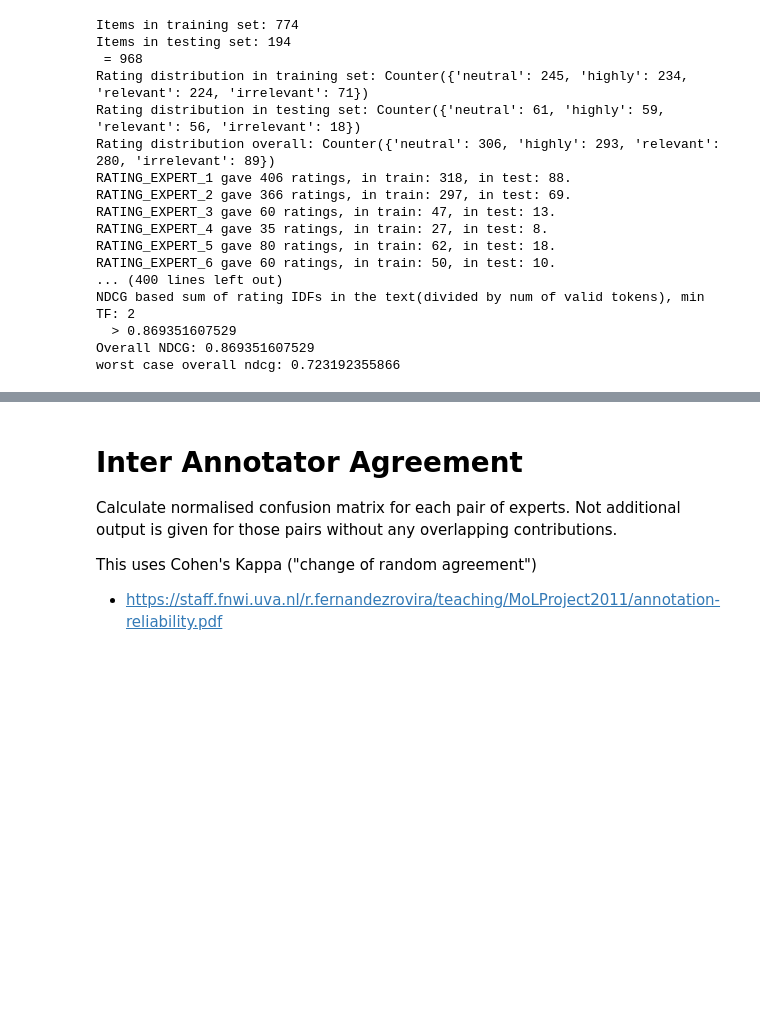
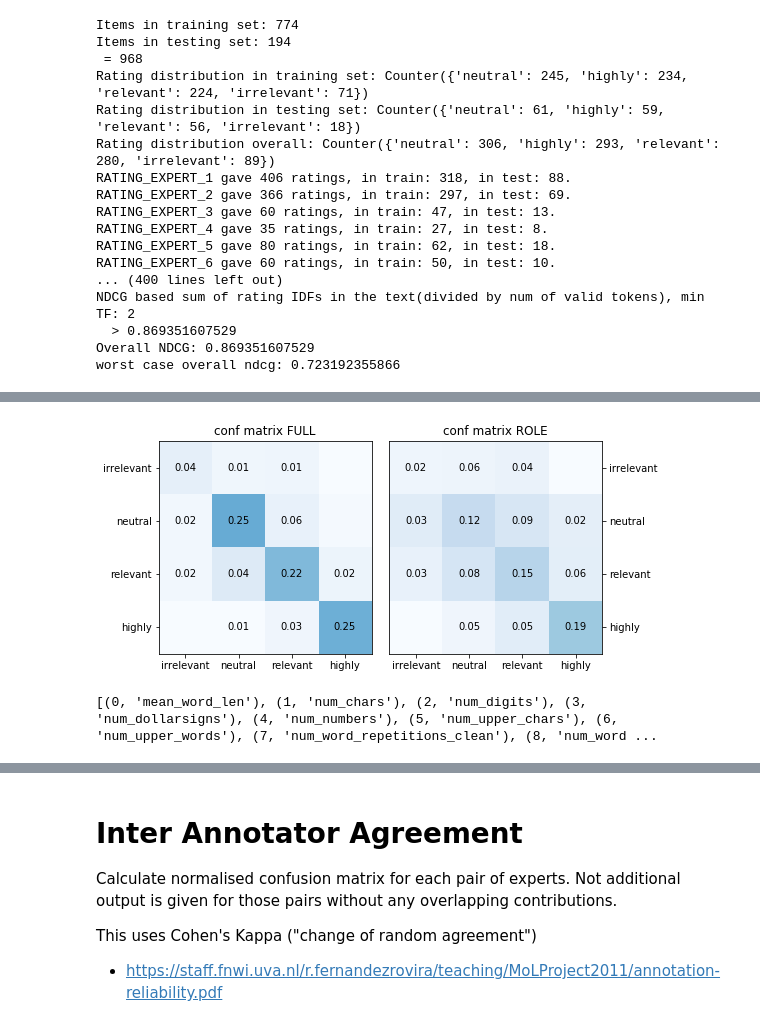
Before and after one commit to TimRepke/feiii2017, a Jupyter notebook: FEIII Challenge SVM.ipynb, the cells around one changed output, grey strips where cells are left out. Drawn from its saved outputs; the diff is of its cells as text; code cells hidden in the pictures; blank space fills up the shorter version.

```diff
--- a/FEIII Challenge SVM.ipynb
+++ b/FEIII Challenge SVM.ipynb
@@ -2190,0 +2633,47 @@ pd.DataFrame(res).describe()
+# %%
+%matplotlib inline
+
+from matplotlib import cm as colm
+plt.figure(figsize=(8,5))
+sub = plt.subplot(121)
+normed = conf_matrix_full/conf_matrix_full.sum()
+plt.imshow(normed, cmap=colm.Blues, vmax=0.5)
+plt.title('conf matrix FULL')
+sub.set_yticks([0,1,2,3])
+sub.set_yticklabels(['irrelevant', 'neutral','relevant', 'highly'])
+sub.set_xticks([0,1,2,3])
+sub.set_xticklabels(['irrelevant', 'neutral','relevant', 'highly'])
+
+for i in range(normed.shape[0]):
+    for j in range(normed.shape[1]):
+        v = normed[i][j]
+        c='%.2f'%v if v>0.005 else ''
+        sub.text(i, j, c, va='center', ha='center')
+
+
+
+sub = plt.subplot(122)
+normed = conf_matrix_role/conf_matrix_role.sum()
+plt.imshow(normed, cmap=colm.Blues, vmax=0.5)
+sub.yaxis.tick_right()
+sub.set_yticks([0,1,2,3])
+sub.set_yticklabels(['irrelevant', 'neutral','relevant', 'highly'])
+sub.set_xticks([0,1,2,3])
+sub.set_xticklabels(['irrelevant', 'neutral','relevant', 'highly'])
+
+for i in range(normed.shape[0]):
+    for j in range(normed.shape[1]):
+        v = normed[i][j]
+        c='%.2f'%v if v>0.01 else ''
+        sub.text(i, j, c, va='center', ha='center')
+
+plt.title('conf matrix ROLE')
+
+plt.tight_layout()
+plt.show()
+# %% [output]
+[figure, added]
+# %%
+print(list(enumerate(svmfullmodel.clf.named_steps['feats'].features_)))
+# %% [output]
+[(0, 'mean_word_len'), (1, 'num_chars'), (2, 'num_digits'), (3, 'num_dollarsigns'), (4, 'num_numbers'), (5, 'num_upper_chars'), (6, 'num_upper_words'), (7, 'num_word_repetitions_clean'), (8, 'num_word ...
```
Also changed, not shown: parts of 44 cells of this notebook.
